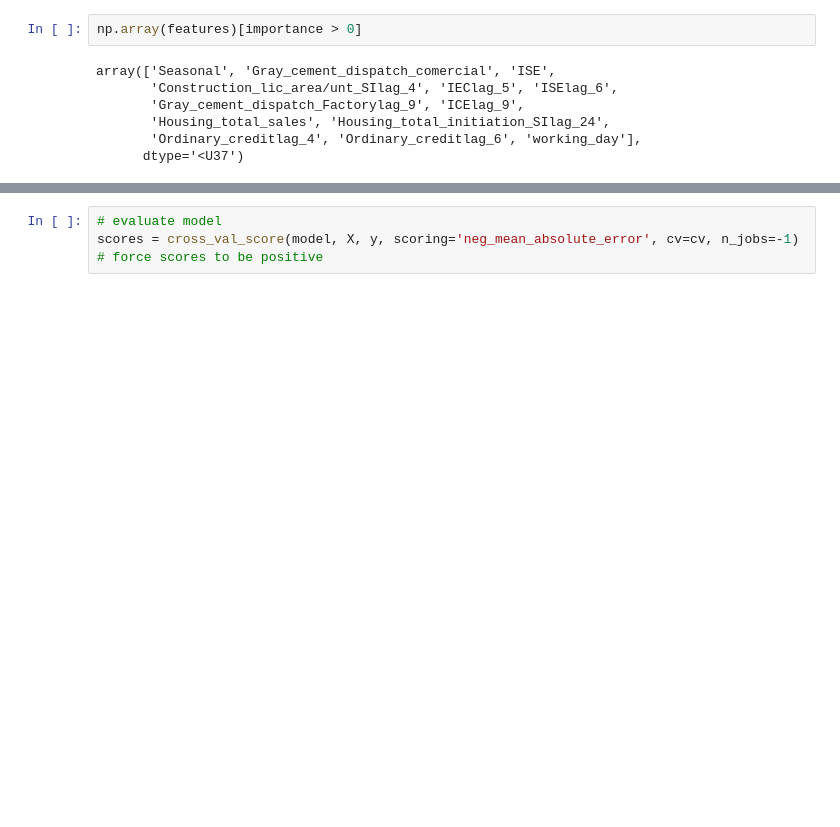
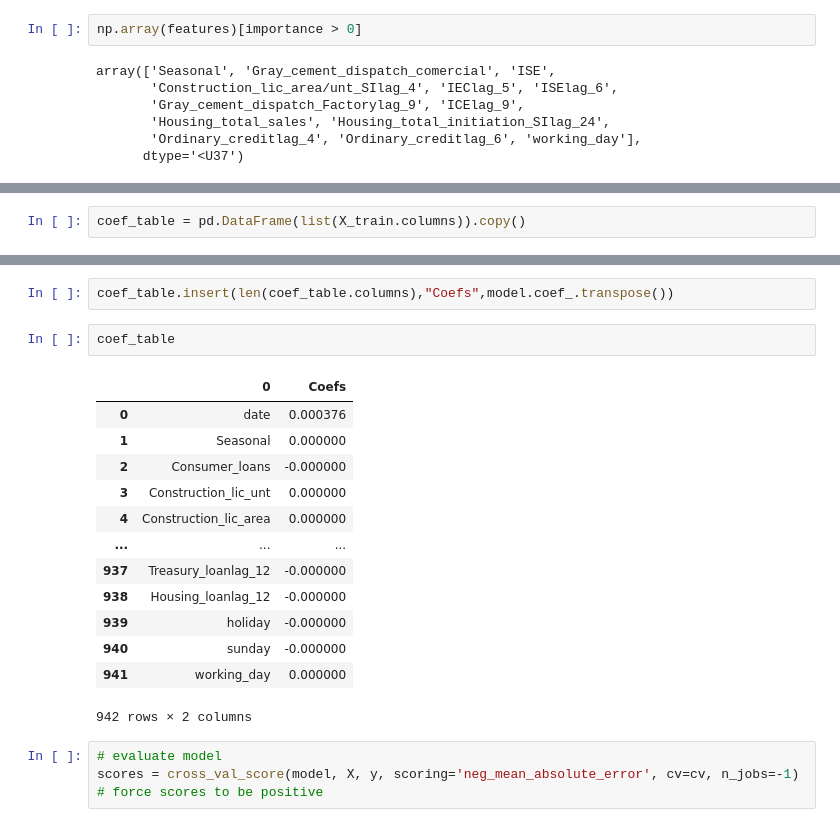
Before and after one commit to JF11579/Adelphi, a Jupyter notebook: Colab_4_Joe_Sandbox.ipynb, the cells around one changed output, grey strips where cells are left out. Drawn from its saved outputs; the diff is of its cells as text; blank space fills up the shorter version.

```diff
--- a/Colab_4_Joe_Sandbox.ipynb
+++ b/Colab_4_Joe_Sandbox.ipynb
@@ -376,0 +390,2 @@ array(['Seasonal', 'Gray_cement_dispatch_comercial', 'ISE',
+# %%
+coef_table = pd.DataFrame(list(X_train.columns)).copy()
@@ -377,3 +408,21 @@ array(['Seasonal', 'Gray_cement_dispatch_comercial', 'ISE',
+# %%
+coef_table.insert(len(coef_table.columns),"Coefs",model.coef_.transpose())
+# %%
+coef_table
+# %% [output]
+|  | 0 | Coefs |
+| 0 | date | 0.000376 |
+| 1 | Seasonal | 0.000000 |
+| 2 | Consumer_loans | -0.000000 |
+| 3 | Construction_lic_unt | 0.000000 |
+| 4 | Construction_lic_area | 0.000000 |
+| ... | ... | ... |
+| 937 | Treasury_loanlag_12 | -0.000000 |
+| 938 | Housing_loanlag_12 | -0.000000 |
+| 939 | holiday | -0.000000 |
+| 940 | sunday | -0.000000 |
+| 941 | working_day | 0.000000 |
+942 rows × 2 columns
 # %%
 # evaluate model
 scores = cross_val_score(model, X, y, scoring='neg_mean_absolute_error', cv=cv, n_jobs=-1)
```
Also changed, not shown: parts of 4 cells of this notebook.
